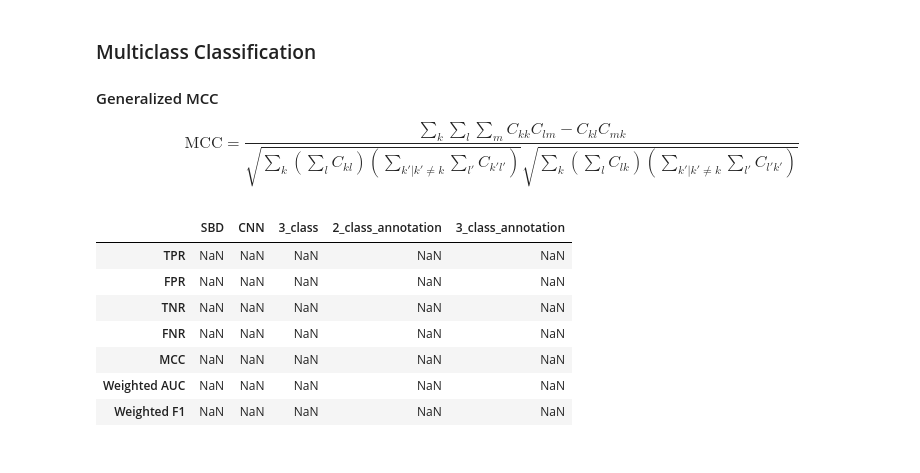
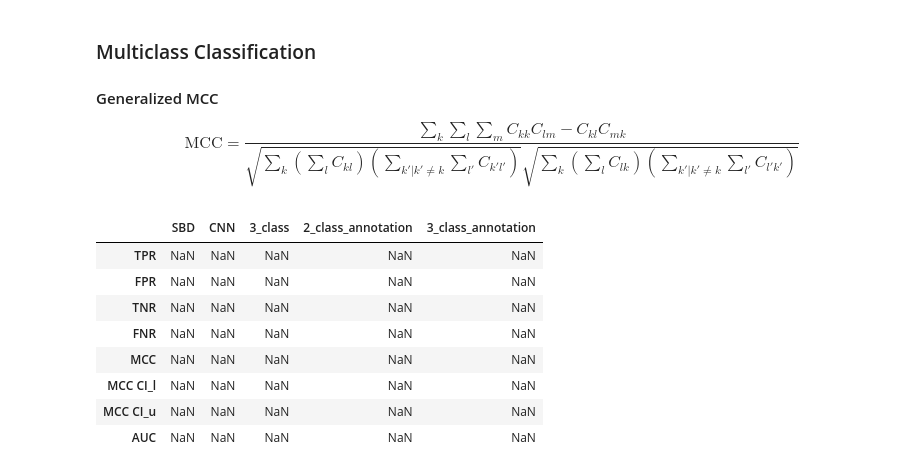
Before and after one commit to bhklab/DA-Detection, a Jupyter notebook: analysis/performance_assessment.ipynb, the cells around one changed output. Saved outputs shown, nothing was run; the diff lists cells and outputs as text; code cells hidden in the pictures.

```diff
--- a/analysis/performance_assessment.ipynb
+++ b/analysis/performance_assessment.ipynb
@@ -39,53 +135,112 @@ $$
 # Compute metrics for different methods
 metrics = pd.DataFrame(data={"SBD":np.nan, "CNN":np.nan, "3_class": np.nan,
                              "2_class_annotation": np.nan, "3_class_annotation": np.nan},
-                       index=["TPR", "FPR", "TNR", "FNR", "MCC", "Weighted AUC", " Weighted F1"])
+                       index=["TPR", "FPR", "TNR", "FNR", "MCC", "MCC CI_l", "MCC CI_u","AUC"])
+
+
+def tpr(labels, predictions) :
+    """ True positive rate"""
+    num_y = (labels == 1).sum()
+    C = confusion_matrix(labels, predictions)
+    tn, fp, fn, tp = C.ravel()
+
+    return tp / num_y
+
+
+def fpr(labels, predictions) :
+    """ False positive rate """
+    num_n = (labels == 0).sum()
+    C = confusion_matrix(labels, predictions)
+    tn, fp, fn, tp = C.ravel()
+
+    return fp / num_n
+
+def tnr(labels, predictions):
+    """ true negative rate """
+    # Compute overall stats
+    num_n = (labels == 0).sum()
+
+    # Compute confusion matrix
+    C = confusion_matrix(labels, predictions)
+    tn, fp, fn, tp = C.ravel()
+    return tn / num_n
+
+
+def fnr(labels, predictions) :
+    """ False negative rate """
+    num_y = (labels == 1).sum()
+    C = confusion_matrix(labels, predictions)
+    tn, fp, fn, tp = C.ravel()
+    return fn / num_y
+
 
 def get_metrics(labels, predictions, scores=None) :
     if max(labels) - 2 < 1.0e-5 :
         # If the labels are (0, 2), convert to (0, 1)
         labels = labels / 2.
         predictions = predictions / 2.
 
-    # Compute overall stats
-    num_y = (labels == 1).sum()
-    num_n = (labels == 0).sum()
+#     # Compute overall stats
+#     num_y = (labels == 1).sum()
+#     num_n = (labels == 0).sum()
 
-    # Compute confusion matrix
-    C = confusion_matrix(labels, predictions)
-    tn, fp, fn, tp = C.ravel()
+#     # Compute confusion matrix
+#     C = confusion_matrix(labels, predictions)
+#     tn, fp, fn, tp = C.ravel()
 
-    tpr = tp / num_y
-    fpr = fp / num_n
-    tnr = tn / num_n
-    fnr = fn / num_y
+#     tpr = tp / num_y
+#     fpr = fp / num_n
+#     tnr = tn / num_n
+#     fnr = fn / num_y
+    TPR, TPR_ci1, TPR_ci2 = bootstrap_ci(labels, predictions, tpr)
+    FPR, FPR_ci1, FPR_ci2 = bootstrap_ci(labels, predictions, fpr)
+    TNR, TNR_ci1, TNR_ci2 = bootstrap_ci(labels, predictions, tnr)
+    FNR, FNR_ci1, FNR_ci2 = bootstrap_ci(labels, predictions, fnr)
 
     # MCC
-    mcc = matthews_corrcoef(labels, predictions)
+    MCC, MCC_p = permutation_test(labels, predictions, matthews_corrcoef)
+    _, MCC_ci1, MCC_ci2 = bootstrap_ci(labels, predictions, matthews_corrcoef)
+
 
     # AUC
-    if type(scores) == type(None) :
+    if scores is None :
         print("No scores provided")
-        AUC = roc_auc_score(labels, predictions, average='weighted')
+        AUC, AUC_p = permutation_test(labels, predictions,
+                                              roc_auc_score, average='weighted')
+        _, AUC_ci1, AUC_ci2 = bootstrap_ci(labels, predictions,
+                                          roc_auc_score, average='weighted')
     else :
-        AUC = roc_auc_score(labels, scores, average='weighted')
+        AUC, AUC_p = permutation_test(labels, scores,
+                                              roc_auc_score, average='weighted')
+        _, AUC_ci1, AUC_ci2 = bootstrap_ci(labels, scores,
+                                          roc_auc_score, average='weighted')
+
+
 
     # F1 Score
-    f1 = f1_score(labels, predictions, average='weighted')
+#     F1, F1_p = permutation_test(labels, predictions, f1_score, average='weighted')
 
-    return [tpr, fpr, tnr, fnr, mcc, AUC, f1]
+    print("TPR: ", TPR, r"$\pm$", TPR_ci1, TPR_ci2)
+    print("FPR: ", FPR, r"$\pm$", FPR_ci1, FPR_ci2)
+    print('TNR: ', TNR, r"$\pm$", TNR_ci1, TNR_ci2)
+    print('FNR: ', FNR, r"$\pm$", FNR_ci1, FNR_ci2)
+    print('AUC: ', AUC, r"$\pm$", AUC_ci1, AUC_ci2, ", p=", AUC_p)
+    print('MCC: ', MCC, r"$\pm$", MCC_ci1, MCC_ci2, ", p=", MCC_p)
+
+    return [TPR, FPR, TNR, FNR, MCC, MCC_ci1, MCC_ci2, AUC]
 
 
 metrics
 # %% [output]
 |  | SBD | CNN | 3_class | 2_class_annotation | 3_class_annotation |
 | TPR | NaN | NaN | NaN | NaN | NaN |
 | FPR | NaN | NaN | NaN | NaN | NaN |
 | TNR | NaN | NaN | NaN | NaN | NaN |
 | FNR | NaN | NaN | NaN | NaN | NaN |
 | MCC | NaN | NaN | NaN | NaN | NaN |
-| Weighted AUC | NaN | NaN | NaN | NaN | NaN |
-| Weighted F1 | NaN | NaN | NaN | NaN | NaN |
+| MCC CI_l | NaN | NaN | NaN | NaN | NaN |
+| MCC CI_u | NaN | NaN | NaN | NaN | NaN |
+| AUC | NaN | NaN | NaN | NaN | NaN |
 # %%
 """ Data Loading """
 # Model Output
```
Also changed, not shown: parts of 17 cells of this notebook, 4 other files.
